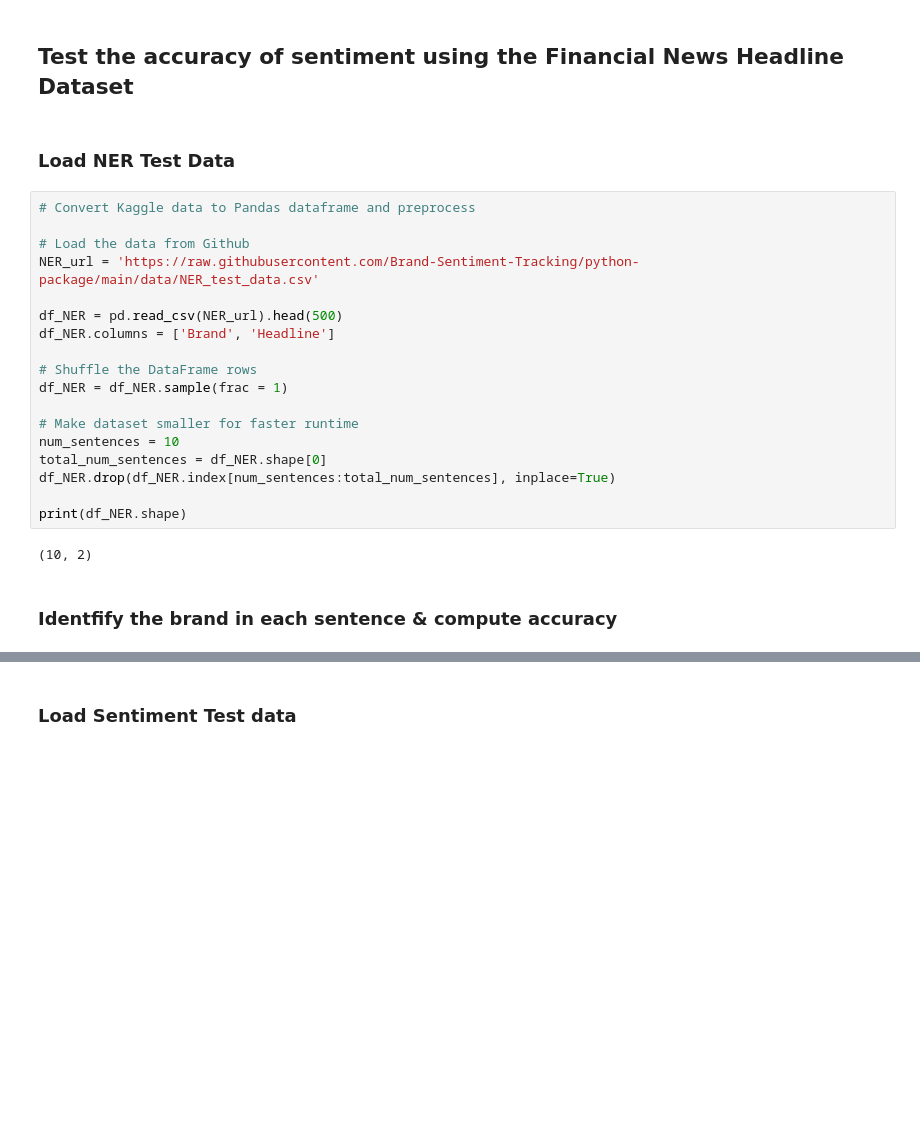
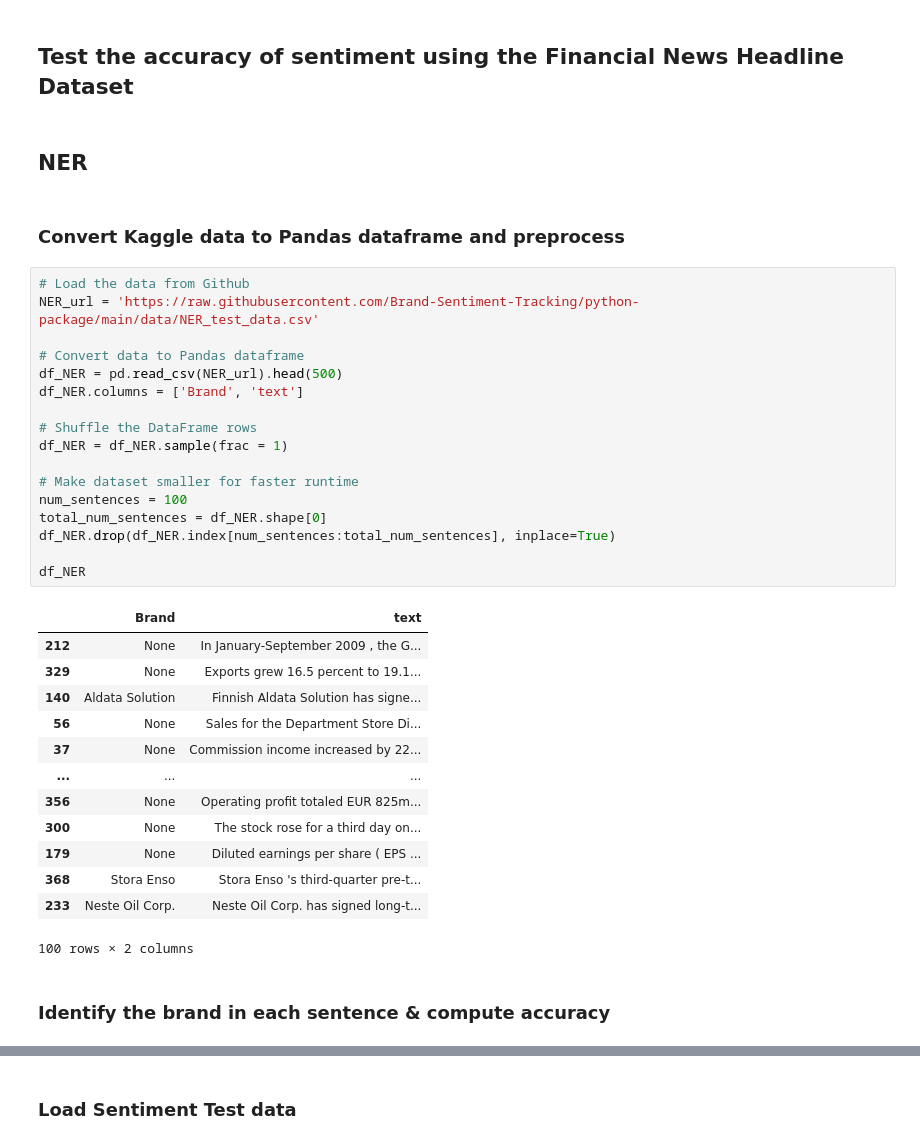
Before and after one commit to Brand-Sentiment-Tracking/dev-sentiment-package, a Jupyter notebook: johnsnow/Sentiment_identification_unique_dataframe_function.ipynb, the cells around one changed output, grey strips where cells are left out. Saved outputs shown, nothing was run; the diff lists cells and outputs as text; blank space fills up the shorter version.

```diff
--- a/johnsnow/Sentiment_identification_unique_dataframe_function.ipynb
+++ b/johnsnow/Sentiment_identification_unique_dataframe_function.ipynb
@@ -342,26 +348,39 @@ Approximate size to download 390.9 MB
 # %% [markdown]
 ## Test the accuracy of sentiment using the Financial News Headline Dataset
 # %% [markdown]
-### Load NER Test Data
+## NER
+# %% [markdown]
+### Convert Kaggle data to Pandas dataframe and preprocess
 # %%
-# Convert Kaggle data to Pandas dataframe and preprocess
-
 # Load the data from Github
 NER_url = 'https://raw.githubusercontent.com/Brand-Sentiment-Tracking/python-package/main/data/NER_test_data.csv'
 
+# Convert data to Pandas dataframe
 df_NER = pd.read_csv(NER_url).head(500)
-df_NER.columns = ['Brand', 'Headline']
+df_NER.columns = ['Brand', 'text']
 
 # Shuffle the DataFrame rows
 df_NER = df_NER.sample(frac = 1)
 
 # Make dataset smaller for faster runtime
-num_sentences = 10
+num_sentences = 100
 total_num_sentences = df_NER.shape[0]
 df_NER.drop(df_NER.index[num_sentences:total_num_sentences], inplace=True)
 
-print(df_NER.shape)
+df_NER
 # %% [output]
+|  | Brand | text |
+| 212 | None | In January-September 2009 , the G... |
+| 329 | None | Exports grew 16.5 percent to 19.1... |
+| 140 | Aldata Solution | Finnish Aldata Solution has signe... |
+| 56 | None | Sales for the Department Store Di... |
+| 37 | None | Commission income increased by 22... |
+| ... | ... | ... |
+| 356 | None | Operating profit totaled EUR 825m... |
+| 300 | None | The stock rose for a third day on... |
+| 179 | None | Diluted earnings per share ( EPS ... |
+| 368 | Stora Enso | Stora Enso 's third-quarter pre-t... |
+| 233 | Neste Oil Corp. | Neste Oil Corp. has signed long-t... |
-(10, 2)
+100 rows × 2 columns
 # %% [markdown]
-### Identfify the brand in each sentence & compute accuracy
+### Identify the brand in each sentence & compute accuracy
```
Also changed, not shown: parts of 15 cells of this notebook.
